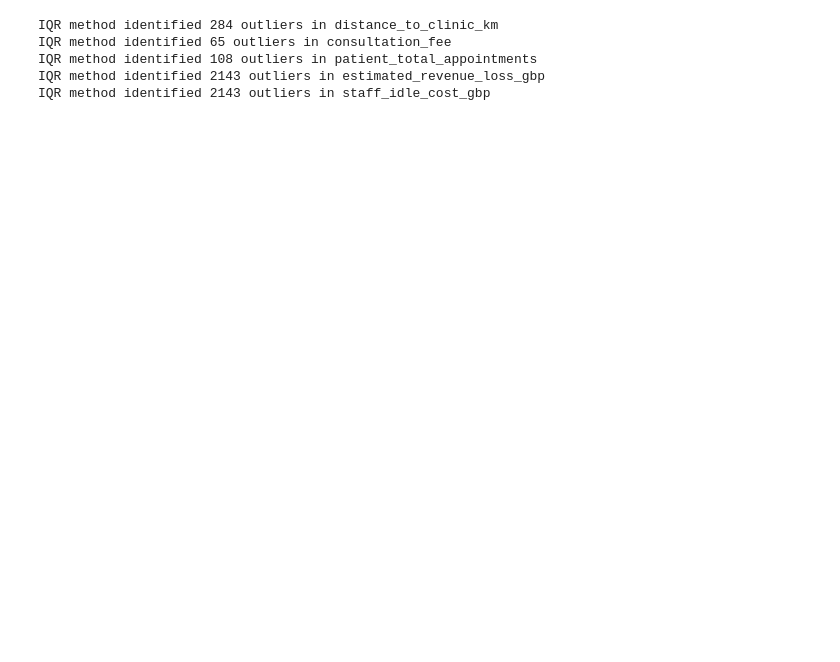
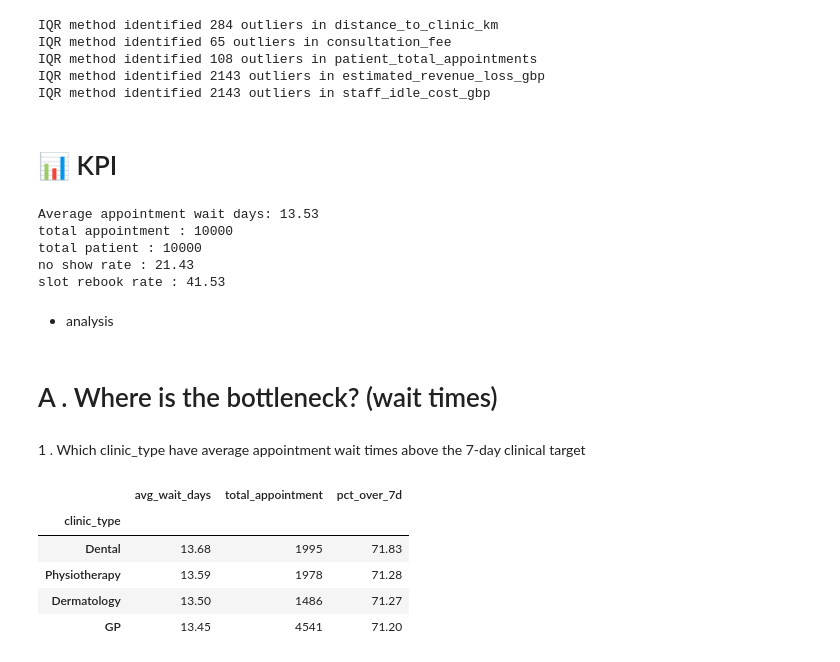
Before and after one commit to Ishasavani1402/Data-Analytics, a Jupyter notebook: Hospital Capacity and Appointment Bottleneck Analysis/notebooks/EDA.ipynb, the cells around one changed output. Drawn from its saved outputs; the diff is of its cells as text; code cells hidden in the pictures; blank space fills up the shorter version.

```diff
--- a/Hospital Capacity and Appointment Bottleneck Analysis/notebooks/EDA.ipynb
+++ b/Hospital Capacity and Appointment Bottleneck Analysis/notebooks/EDA.ipynb
@@ -96,3 +110,47 @@ IQR method identified 65 outliers in consultation_fee
 IQR method identified 108 outliers in patient_total_appointments
 IQR method identified 2143 outliers in estimated_revenue_loss_gbp
 IQR method identified 2143 outliers in staff_idle_cost_gbp
+# %% [markdown]
+# 📊 KPI
+# %%
+avg_appo_wait_days = df['appo_wait_days'].mean()
+print(f"Average appointment wait days: {avg_appo_wait_days:.2f}")
+
+total_appointment =df['appointment_id'].count()
+print(f"total appointment : {total_appointment}")
+
+total_patient = df['patient_id'].nunique()
+print(f"total patient : {total_appointment}")
+
+noshow_rate   = df["no_show"].mean() * 100
+print(f"no show rate : {noshow_rate:.2f}")
+
+rebook_rate   = df.loc[df["no_show"] == 1, "slot_rebooked_flag"].mean() * 100
+print(f"slot rebook rate : {rebook_rate:.2f}")
+# %% [output]
+Average appointment wait days: 13.53
+total appointment : 10000
+total patient : 10000
+no show rate : 21.43
+slot rebook rate : 41.53
+# %% [markdown]
+* analysis
+# %% [markdown]
+# A . Where is the bottleneck? (wait times)
+# %% [markdown]
+1 . Which clinic_type have average appointment wait times above the 7-day clinical target
+# %%
+target_days = 7
+appo_wait_days = df.groupby('clinic_type').agg(
+    avg_wait_days = ('appo_wait_days' , 'mean') ,
+    total_appointment = ('appointment_id' , 'count'),
+     pct_over_7d   =("appo_wait_days", lambda x: (x > target_days).mean() * 100),
+).round(2).sort_values("avg_wait_days", ascending=False)
+display(appo_wait_days)
+# %% [output]
+|  | avg_wait_days | total_appointment | pct_over_7d |
+| clinic_type |  |  |  |
+| Dental | 13.68 | 1995 | 71.83 |
+| Physiotherapy | 13.59 | 1978 | 71.28 |
+| Dermatology | 13.50 | 1486 | 71.27 |
+| GP | 13.45 | 4541 | 71.20 |
```
Also changed, not shown: parts of 15 cells of this notebook.
